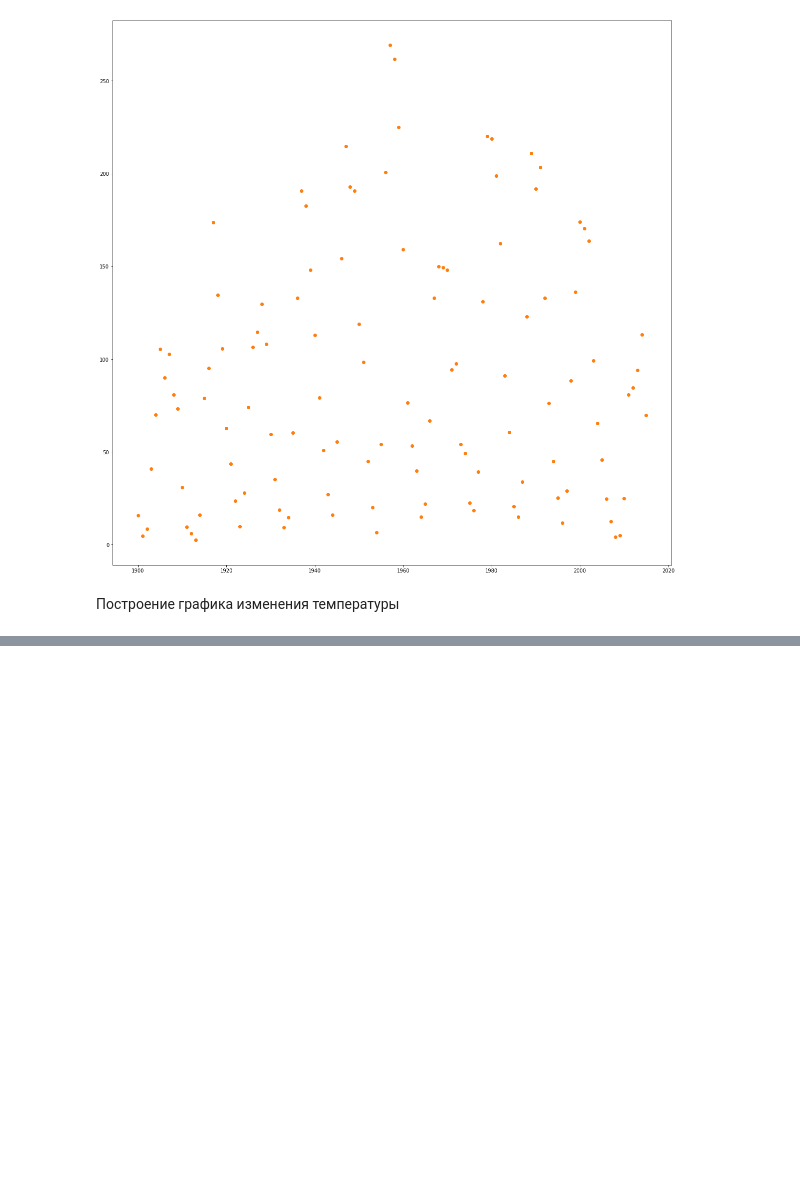
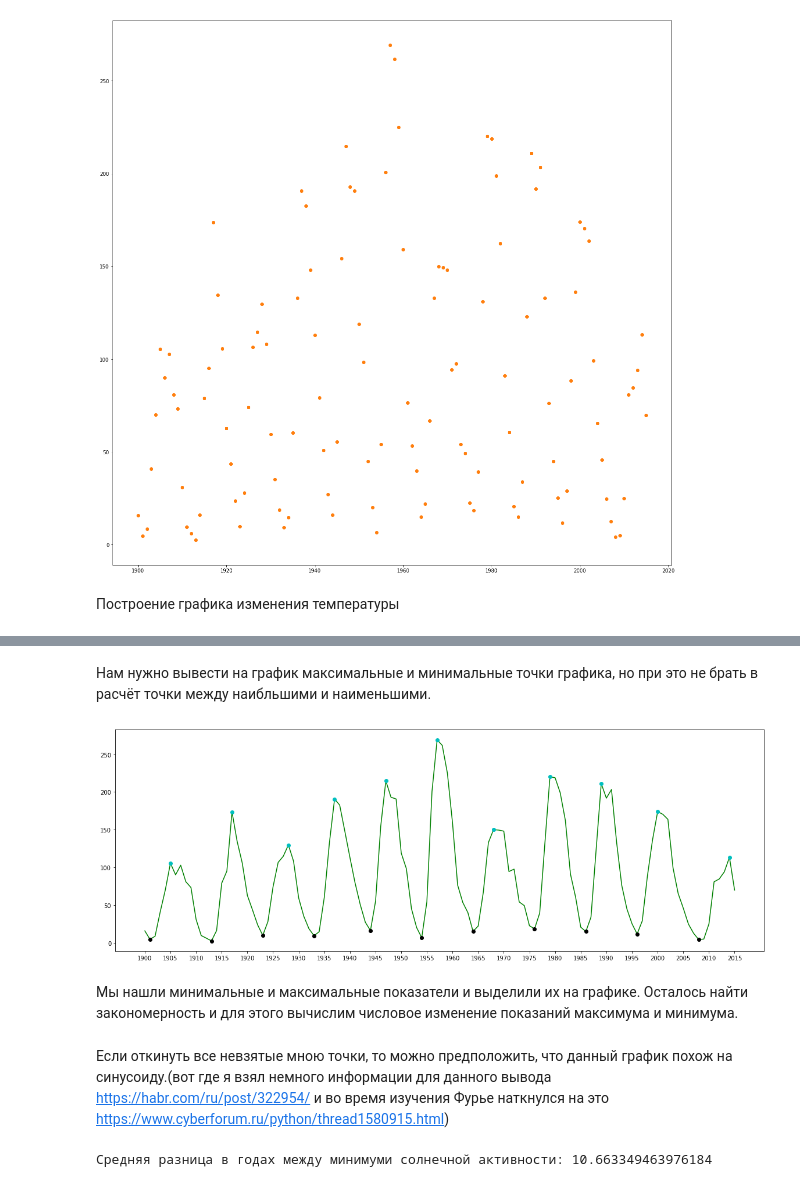
Before and after one commit to Anlayen/Achest, a Jupyter notebook: SunActivity.ipynb, the cells around one changed output, grey strips where cells are left out. Cells and saved outputs as stored; diff of their text form; code cells hidden in the pictures; blank space fills up the shorter version.

```diff
--- a/SunActivity.ipynb
+++ b/SunActivity.ipynb
@@ -78,0 +98,22 @@ pass
+# %% [markdown]
+Нам нужно вывести на график максимальные и минимальные точки графика, но при это не брать в расчёт точки между наибльшими и наименьшими.
+# %%
+plt.figure(figsize=(20,7))
+plt.plot(year, temperature, 'g')
+plt.plot(min_year, min_temperature, 'ko')
+plt.plot(max_year, max_temperature, 'co')
+plt.xticks(year[::5])
+pass
+# %% [output]
+[figure, added]
+# %% [markdown]
+Мы нашли минимальные и максимальные показатели и выделили их на графике. Осталось найти закономерность и для этого вычислим числовое изменение показаний максимума и минимума.
+# %% [markdown]
+Если откинуть все невзятые мною точки, то можно предположить, что данный график похож на синусоиду.(вот где я взял немного информации для данного вывода https://habr.com/ru/post/322954/ и во время изучения Фурье наткнулся на это https://www.cyberforum.ru/python/thread1580915.html)
+# %%
+min_temperature_sub = min_year[1:] - min_year[:-1]
+min_year_sub_lable = [str(f) + " - " + str(s) for f, s in zip(min_year[:-1].astype(int), min_year[1:].astype(int))]
+min_mean = gmean(min_temperature_sub)
+print("Средняя разница в годах между минимуми солнечной активности:", min_mean)
+# %% [output]
+Средняя разница в годах между минимуми солнечной активности: 10.663349463976184
```
Also changed, not shown: parts of 14 cells of this notebook.
